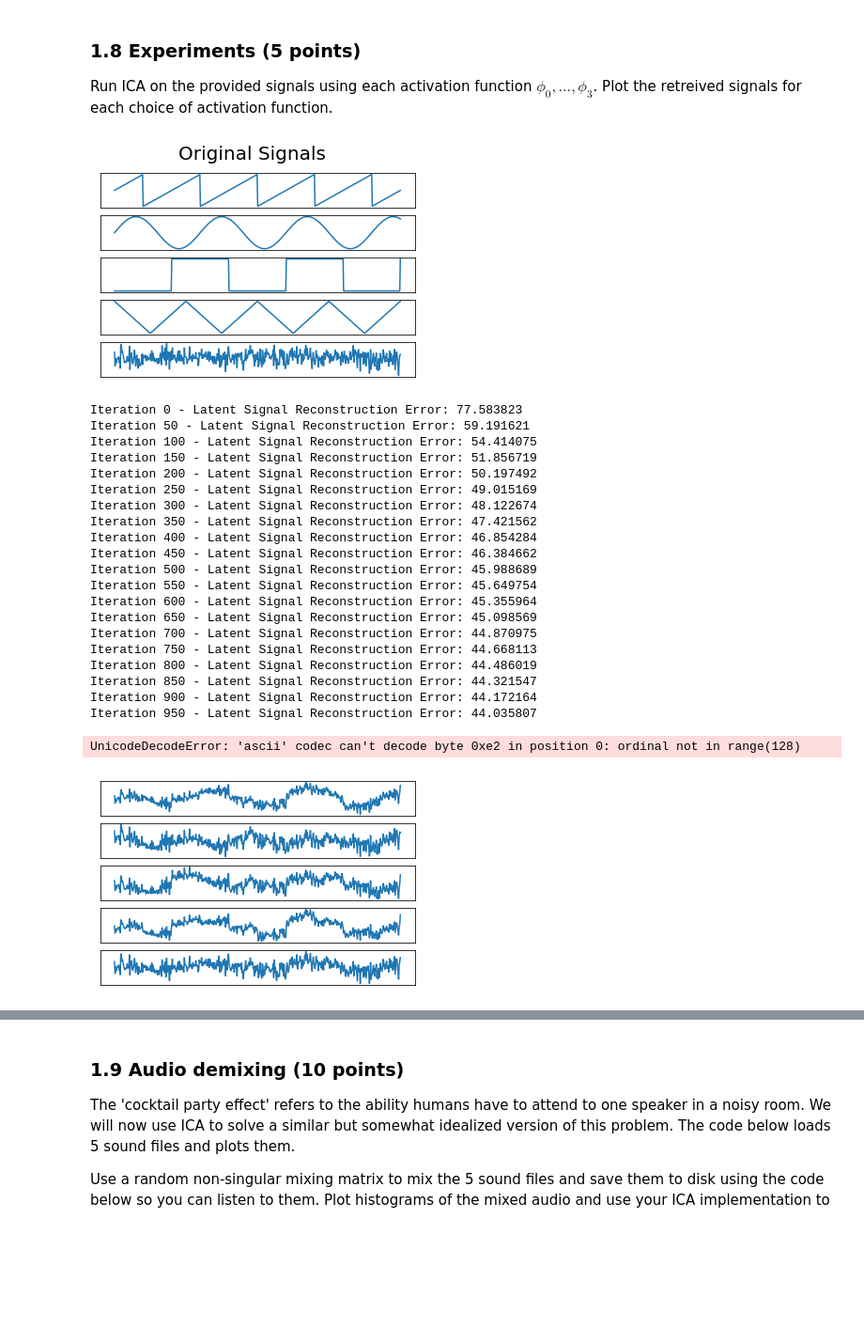
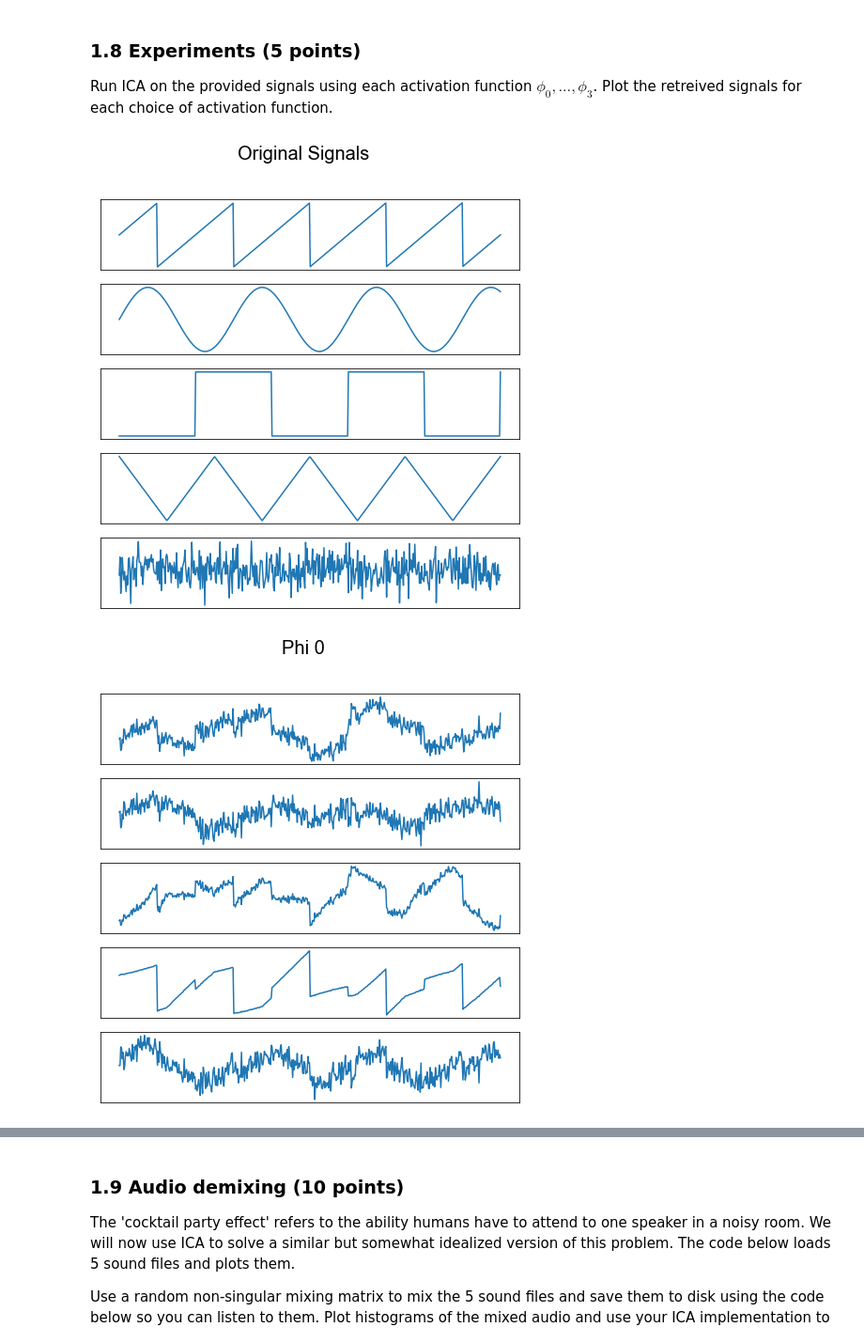
Before and after one commit to danakianfar/machine_learning_2_labs, a Jupyter notebook: lab1/lab1.ipynb, the cells around one changed output, grey strips where cells are left out. Shown at 94% size. Cells and saved outputs as stored; diff of their text form; code cells hidden in the pictures; blank space fills up the shorter version.

```diff
--- a/lab1/lab1.ipynb
+++ b/lab1/lab1.ipynb
@@ -181,7 +185,7 @@ Let $u = u^2 + 5$ such that $du = 2a \, da$.
 $$ \int-\frac{6a}{a^2 + 5} da = \int \frac{-3}{u} du = - 3 \log \lvert u \lvert +c = - 3 \log \lvert a^2 + 5 \lvert +c \hspace{5mm} \rightarrow \hspace{5mm} p_3(a) \propto (a^2 + 5) ^{-3}$$
 # %%
 ### 1.3 Implicit priors (continued)
-activation_fx_names = [r'−tanh(a)', r'$-a + tanh(a)$', r'$-a^3$', r'$-6a/(a^2 + 5)$']
+activation_fx_names = ['Phi 0', 'Phi 1', 'Phi 2', 'Phi 3']
 
 def activation(x, case):
     return {
@@ -313,57 +314,51 @@ Any (consistent) algorithm can be called covariant if it returns the same result
 Implement the covariant ICA algorithm as described in MacKay. Write a function `ICA(X, activation_function, learning_rate)`, that returns the demixing matrix $\mathbf{W}$. The input `activation_function` should accept a function such as `lambda a: -tanh(a)`. Update the gradient in batch mode, averaging the gradients over the whole dataset for each update. Try to make it efficient, i.e. use matrix operations instead of loops where possible (loops are slow in interpreted languages such as python and matlab, whereas matrix operations are internally computed using fast C code).
 # %%
 ### 1.7 Independent Component Analysis
-def ICA(X, activation_function, learning_rate, S=None, iter_num=1000, verbose = False):
+def ICA(X, activation_function, learning_rate, S=None, epochs=1000, verbose = False):
     W = random_nonsingular_matrix(d=X.shape[0])
     I = np.eye(X.shape[0])
-    for it in range(iter_num):
+    errors = []
+
+    for epoch in range(epochs):
         a = W.dot(X)
         W += (learning_rate / X.shape[1]) * ( I + activation_function(a).dot(a.T)).dot(W)
 
-        if verbose and it % (iter_num/20) == 0:
+        if verbose and epoch % (epochs/20) == 0:
             err = numpy.linalg.norm(S - W.dot(X))
-            print('Iteration %d - Latent Signal Reconstruction Error: %f' % (it, err))
+#             print('Iteration %d - Latent Signal Reconstruction Error: %f' % (epoch, err))
+            errors.append((epoch, err))
 
-    return W
+    return W, errors
 # %% [markdown]
 ### 1.8 Experiments  (5 points)
 Run ICA on the provided signals using each activation function $\phi_0, \ldots, \phi_3$. Plot the retreived signals for each choice of activation function.
 # %%
 # 1.8 Experiments
 plot_signals(S, 'Original Signals')
 plt.show()
 
 # Parameters
-num_iters = 1000
-eta = 1e-2
+epochs = 5000
+eta = 1e-3
 data = Xw
+num_activations = len(activation_fx_names)
+W_ls = []
 
-for i in range(len(activation_fx_names)):
+for i in range(num_activations):
     activation_fn = lambda x: activation(x,i)
-    W = ICA(data, activation_fn, eta, S, num_iters, verbose = True)
-    plot_signals(W.dot(X))# , activation_fx_names[i])
-    plt.show()
+    W, errors = ICA(data, activation_fn, eta, S, epochs, verbose = True)
+    W_ls.append(W)
+
+    # Plotting
+    plot_signals(W.dot(Xw) , activation_fx_names[i])
+
+    eps, errs = zip(*errors)
+    plt.plot(eps, errs, 'r-X')
+    plt.title(activation_fx_names[i])
+    plt.ylabel('Reconstruction Error')
+    plt.xlabel('Epochs')
+
+plt.show()
 # %% [output]
-[figure, old version]
+[figure, new version]
-Iteration 0 - Latent Signal Reconstruction Error: 77.583823
-Iteration 50 - Latent Signal Reconstruction Error: 59.191621
-Iteration 100 - Latent Signal Reconstruction Error: 54.414075
-Iteration 150 - Latent Signal Reconstruction Error: 51.856719
-Iteration 200 - Latent Signal Reconstruction Error: 50.197492
-Iteration 250 - Latent Signal Reconstruction Error: 49.015169
-Iteration 300 - Latent Signal Reconstruction Error: 48.122674
-Iteration 350 - Latent Signal Reconstruction Error: 47.421562
-Iteration 400 - Latent Signal Reconstruction Error: 46.854284
-Iteration 450 - Latent Signal Reconstruction Error: 46.384662
-Iteration 500 - Latent Signal Reconstruction Error: 45.988689
-Iteration 550 - Latent Signal Reconstruction Error: 45.649754
-Iteration 600 - Latent Signal Reconstruction Error: 45.355964
-Iteration 650 - Latent Signal Reconstruction Error: 45.098569
-Iteration 700 - Latent Signal Reconstruction Error: 44.870975
-Iteration 750 - Latent Signal Reconstruction Error: 44.668113
-Iteration 800 - Latent Signal Reconstruction Error: 44.486019
-Iteration 850 - Latent Signal Reconstruction Error: 44.321547
-Iteration 900 - Latent Signal Reconstruction Error: 44.172164
-Iteration 950 - Latent Signal Reconstruction Error: 44.035807
-UnicodeDecodeError: 'ascii' codec can't decode byte 0xe2 in position 0: ordinal not in range(128)
-[figure, old version]
+[figure, new version]
```
Also changed, not shown: parts of 11 cells of this notebook, 6 other files.
